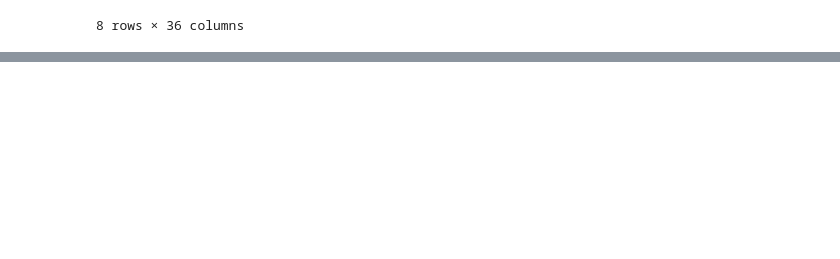
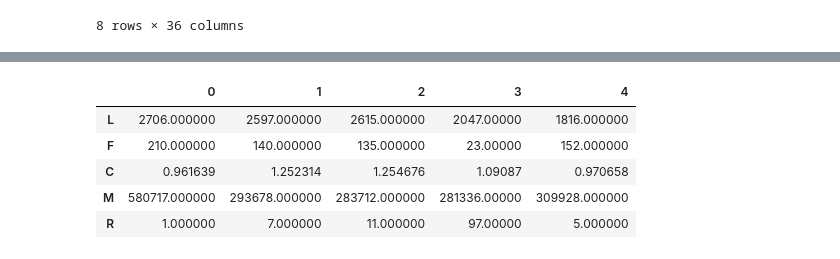
Before and after one commit to AlsQed/Analysis_of_Airline_Customer_Value, a Jupyter notebook: main.ipynb, the cells around one changed output, grey strips where cells are left out. Saved outputs shown, nothing was run; the diff lists cells and outputs as text; code cells hidden in the pictures; blank space fills up the shorter version.

```diff
--- a/main.ipynb
+++ b/main.ipynb
@@ -83,0 +129,13 @@ air_data.describe()
+# %%
+features = ['LEN_REL','FLIGHT_COUNT','avg_discount','SEG_KM_SUM','LAST_TO_END']
+data = air_data[features]
+features = ['L','F','C','M','R']
+data.columns = features
+data.head(5).T
+# %% [output]
+|  | 0 | 1 | 2 | 3 | 4 |
+| L | 2706.000000 | 2597.000000 | 2615.000000 | 2047.00000 | 1816.000000 |
+| F | 210.000000 | 140.000000 | 135.000000 | 23.00000 | 152.000000 |
+| C | 0.961639 | 1.252314 | 1.254676 | 1.09087 | 0.970658 |
+| M | 580717.000000 | 293678.000000 | 283712.000000 | 281336.00000 | 309928.000000 |
+| R | 1.000000 | 7.000000 | 11.000000 | 97.00000 | 5.000000 |
```
Also changed, not shown: parts of 12 cells of this notebook, 1 other file.
